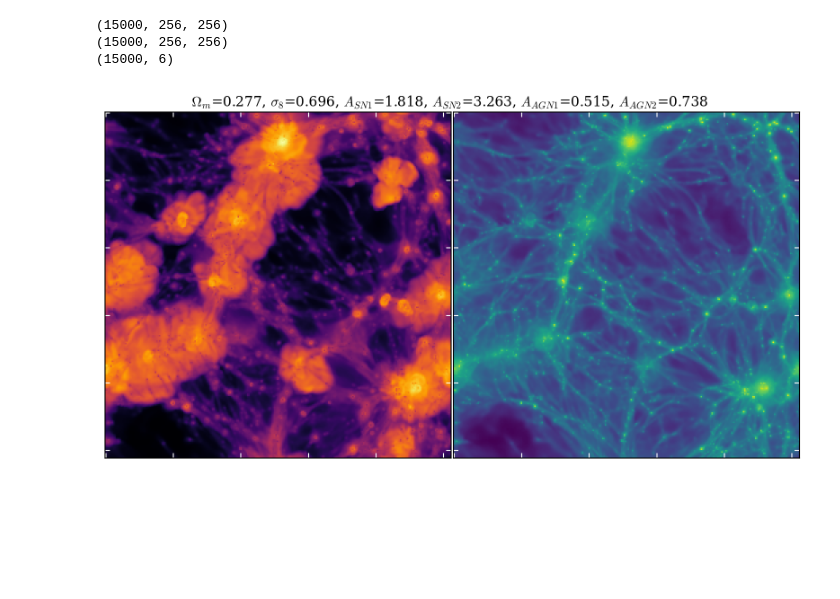
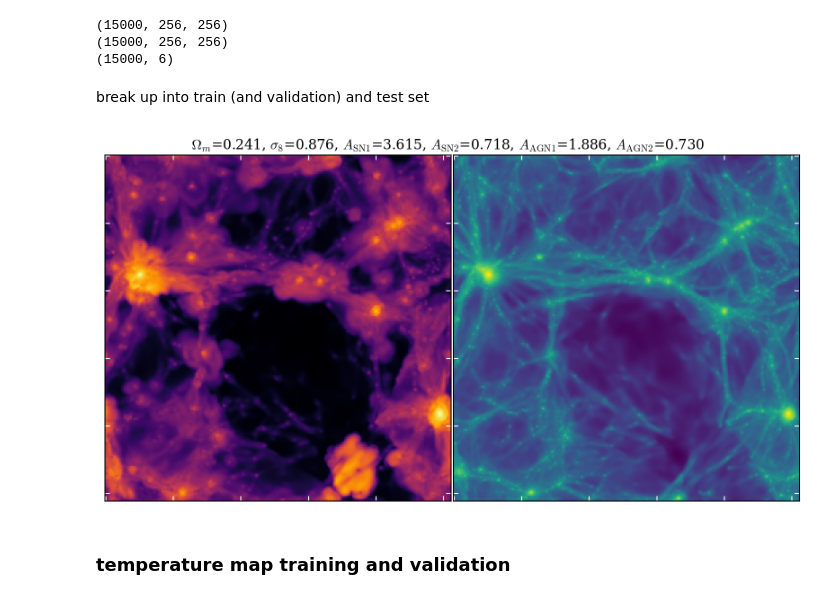
Before and after one commit to fred144/STCS6701, a Jupyter notebook: final/final.ipynb, the cells around one changed output. Drawn from its saved outputs; the diff is of its cells as text; code cells hidden in the pictures; blank space fills up the shorter version.

```diff
--- a/final/final.ipynb
+++ b/final/final.ipynb
@@ -92,6 +90,5 @@ print(theta.shape)
 (15000, 256, 256)
 (15000, 256, 256)
 (15000, 6)
-# %%
-x_temp = x_temp[:, None, ...]
-x_gas_mass = x_gas_mass[:, None, ...]
+# %% [markdown]
+break up into train (and validation) and test set
@@ -97,0 +114,3 @@ x_gas_mass = x_gas_mass[:, None, ...]
+# %%
+x_temp_train = x_temp_train[:, None, ...]
+x_gas_mass_train = x_gas_mass_train[:, None, ...]
@@ -98,43 +120,38 @@ x_gas_mass = x_gas_mass[:, None, ...]
 # %%
 # visualize a random temp and density field
-random = np.random.randint(0, x_temp.shape[0])
+random = np.random.randint(0, x_temp_train.shape[0])
 fig, ax = plt.subplots(1, 2, dpi=200, figsize=(10, 5))
 plt.subplots_adjust(wspace=0.0, hspace=0.05)
-ax[0].imshow(x_temp[random][0], cmap="inferno")
-ax[1].imshow(x_gas_mass[random][0], cmap="viridis")
+ax[0].imshow(x_temp_train[random][0], cmap="inferno")
+ax[1].imshow(x_gas_mass_train[random][0], cmap="viridis")
 ax[0].text(
     0.25,
     1.05,
     r"$\Omega_m$="
-    + f"{theta[random][0]:.3f}, "
+    + f"{theta_train[random][0]:.3f}, "
     + r"$\sigma_8$="
-    + f"{theta[random][1]:.3f}"
-    + r", $A_{{SN1}}$="
-    + f"{theta[random][2]:.3f}"
-    + r", $A_{{SN2}}$="
-    + f"{theta[random][3]:.3f}"
-    + r", $A_{{AGN1}}$="
-    + f"{theta[random][4]:.3f}"
-    + r", $A_{{AGN2}}$="
-    + f"{theta[random][5]:.3f}",
+    + f"{theta_train[random][1]:.3f}"
+    + r", $A_{{\rm SN1}}$="
+    + f"{theta_train[random][2]:.3f}"
+    + r", $A_{{\rm SN2}}$="
+    + f"{theta_train[random][3]:.3f}"
+    + r", $A_{{\rm AGN1}}$="
+    + f"{theta_train[random][4]:.3f}"
+    + r", $A_{{\rm AGN2}}$="
+    + f"{theta_train[random][5]:.3f}",
     ha="left",
     va="top",
     transform=ax[0].transAxes,
 )
-
-# another_random = np.random.randint(0, x_temp.shape[0])
-# ax[2].imshow(x_temp[another_random][0], cmap="inferno")
-# ax[3].imshow(x_gas_mass[another_random][0], cmap="viridis")
-
 for i in range(2):
     ax[i].set_xticklabels([])
     ax[i].set_yticklabels([])
     # set ticks to white
     ax[i].tick_params(axis="both", which="both", colors="white")
 plt.savefig("./random_temp_gasmass.png", bbox_inches="tight", dpi=300, pad_inches=0.1)
 plt.show()
 # %% [output]
-[figure, old version]
+[figure, new version]
 # %%
 # make a dataloader
 temp_loader = ili.dataloaders.NumpyLoader(
@@ -182,4 +198,6 @@ prior_max = theta.max(axis=0)
 prior = ili.utils.Uniform(low=prior_min, high=prior_max, device=device)
+# %% [markdown]
+### temperature map training and validation
 # %%
 # networks to be used, can combine, but let's try one by one
 nets = [
```
Also changed, not shown: parts of 29 cells of this notebook, 27 other files.
